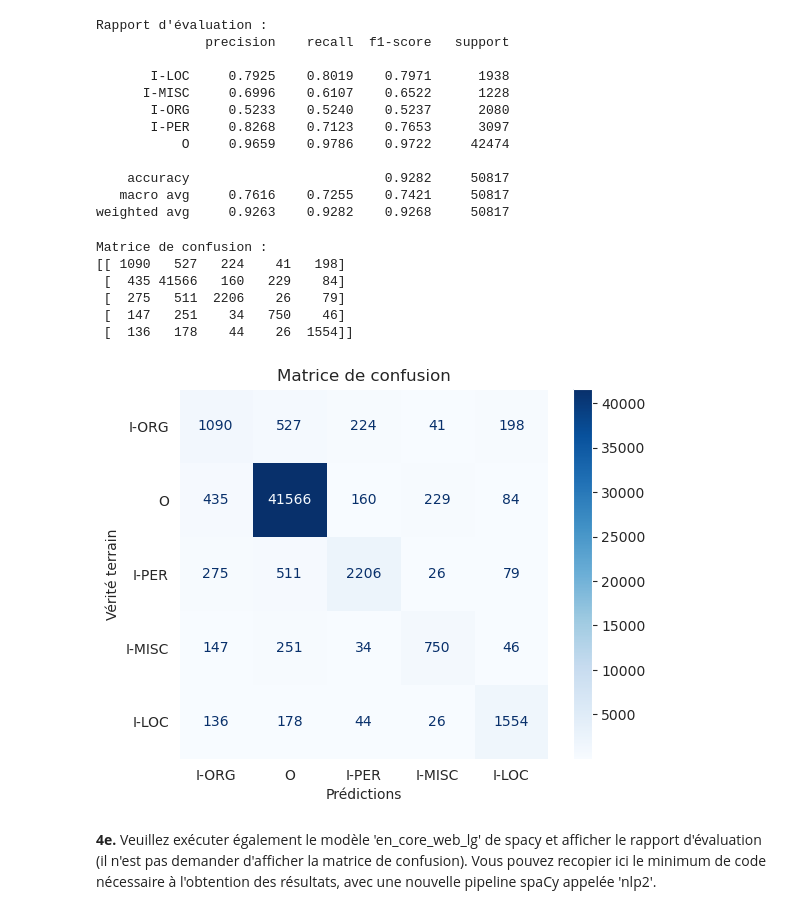
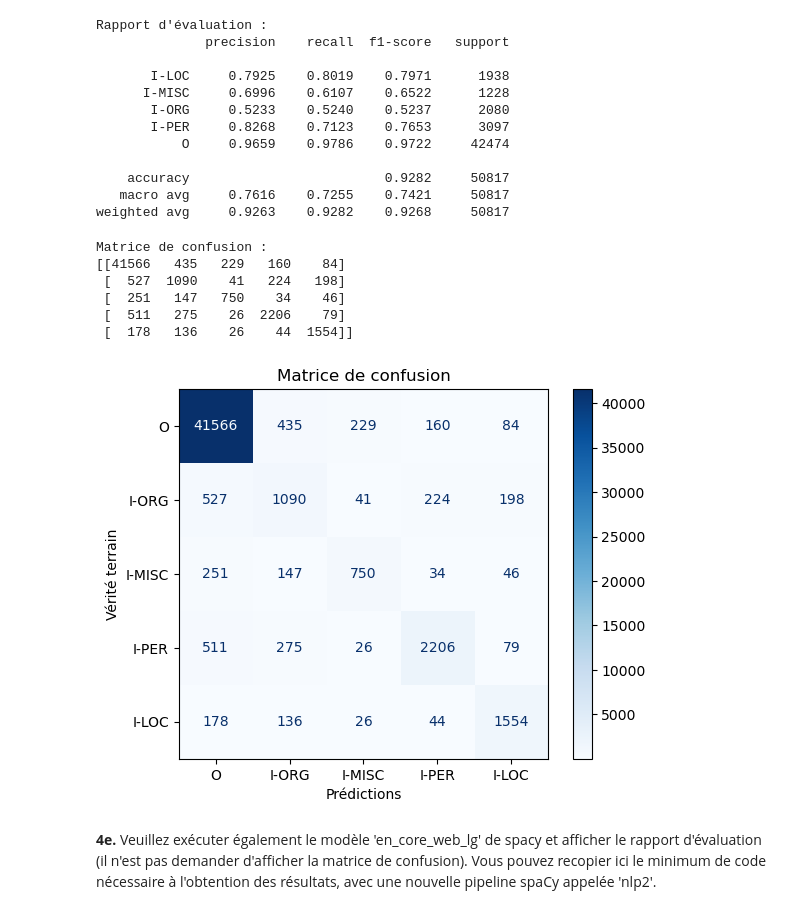
Before and after one commit to heig-lherman/tal, a Jupyter notebook: pw4/TAL_Labo4_Butty_Herman.ipynb, the cells around one changed output. Cells and saved outputs as stored; diff of their text form; code cells hidden in the pictures.

```diff
--- a/pw4/TAL_Labo4_Butty_Herman.ipynb
+++ b/pw4/TAL_Labo4_Butty_Herman.ipynb
@@ -131,12 +144,12 @@ for sentence in sentences:
 **2d.** Combien d'occurrences de tags contient `test_tags`?  Combien de tags différents y a-t-il, et lesquels sont-ils ?  Combien il y a d'occurrences de tags de chaque type ?  Combien de phrases y a-t-il dans `test_tokens` ?
 # %%
 print(f"Nombre total de tags : {len(test_tags)}")
-print(f"Nombre de phrases : {len(test_tokens)}")
 
-unique_tags = list(set(test_tags))
-print(f"Nombre de tags différents : {len(unique_tags)}")
-print(f"Tags différents : {unique_tags}")
-for tag in unique_tags:
-    print(f"Nombre d'occurrences de {tag} : {test_tags.count(tag)}")
+tag_occurences = Counter(test_tags)
+print(f"Nombre de tags différents : {len(tag_occurences)}\n")
+for tag, value in tag_occurences.items():
+    print(f"Nombre d'occurrences de {tag} : {value}")
+
+print(f"\nNombre de phrases : {len(test_tokens)}")
 # %% [output]
 Nombre total de tags : 50817
@@ -219,3 +221,8 @@ Rapport d'évaluation :
     accuracy                         0.9140     50817
    macro avg     0.5874    0.5619    0.5553     50817
 weighted avg     0.8943    0.9140    0.9012     50817
+# %%
+unique_tags = list(tag_occurences.keys())
+
+confusion_nltk = confusion_matrix(test_tags, nltk_tags_conv, labels=unique_tags)
+print(f"Matrice de confusion : \n{confusion_nltk}")
@@ -279,7 +284,7 @@ spacy_tags = []
 for sentence in test_tokens:
     doc = nlp(Doc(nlp.vocab, sentence))
     for token in doc:
-        if token.ent_iob == 2:
+        if token.ent_iob_ == 'O':
             spacy_tags.append('O')
         else:
             spacy_tags.append(token.ent_type_)
@@ -310,25 +316,26 @@ Rapport d'évaluation :
     accuracy                         0.9282     50817
    macro avg     0.7616    0.7255    0.7421     50817
 weighted avg     0.9263    0.9282    0.9268     50817
+# %%
+confusion_spacy_sm = confusion_matrix(test_tags, spacy_tags_conv, labels=unique_tags)
+print(f"Matrice de confusion : \n{confusion_spacy_sm}")
+# %% [output]
+Matrice de confusion :
+[[41566   435   229   160    84]
+ [  527  1090    41   224   198]
+ [  251   147   750    34    46]
+ [  511   275    26  2206    79]
+ [  178   136    26    44  1554]]
 # %%
-print("Matrice de confusion :")
-confusion = confusion_matrix(test_tags, spacy_tags_conv, labels=unique_tags)
-print(confusion)
-disp = ConfusionMatrixDisplay(confusion, display_labels=unique_tags)
+# Affichage de la matrice de confusion de manière plus lisible
+disp = ConfusionMatrixDisplay(confusion_spacy_sm, display_labels=unique_tags)
 disp.plot(cmap='Blues')
-plt.grid(False)
 plt.xlabel('Prédictions')
 plt.ylabel('Vérité terrain')
 plt.title('Matrice de confusion')
 plt.show()
 # %% [output]
-Matrice de confusion :
-[[ 1090   527   224    41   198]
- [  435 41566   160   229    84]
- [  275   511  2206    26    79]
- [  147   251    34   750    46]
- [  136   178    44    26  1554]]
-[figure, old version]
+[figure, new version]
 # %% [markdown]
 **4e.** Veuillez exécuter également le modèle 'en_core_web_lg' de spacy et afficher le rapport d'évaluation (il n'est pas demander d'afficher la matrice de confusion).  Vous pouvez recopier ici le minimum de code nécessaire à l'obtention des résultats, avec une nouvelle pipeline spaCy appelée 'nlp2'.
 # %%
```
Also changed, not shown: parts of 37 cells of this notebook.
